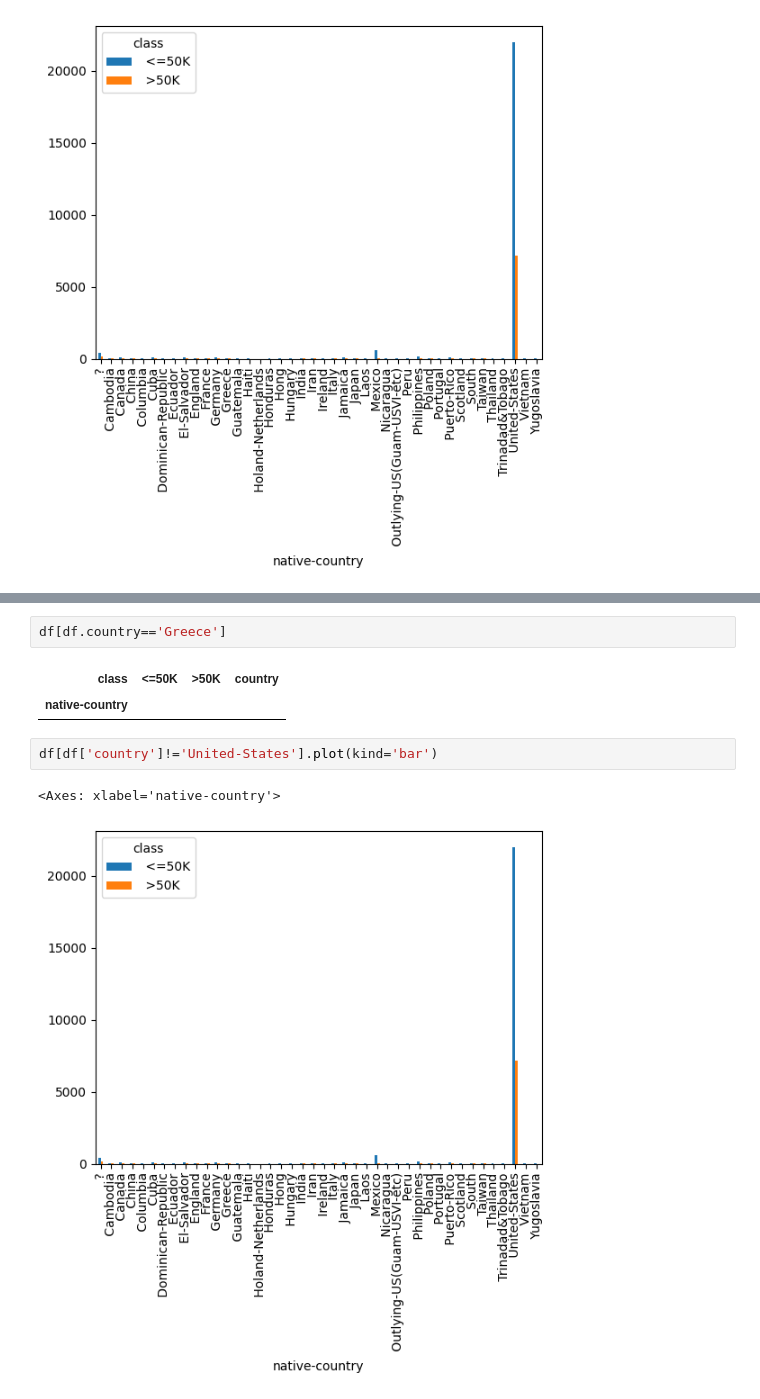
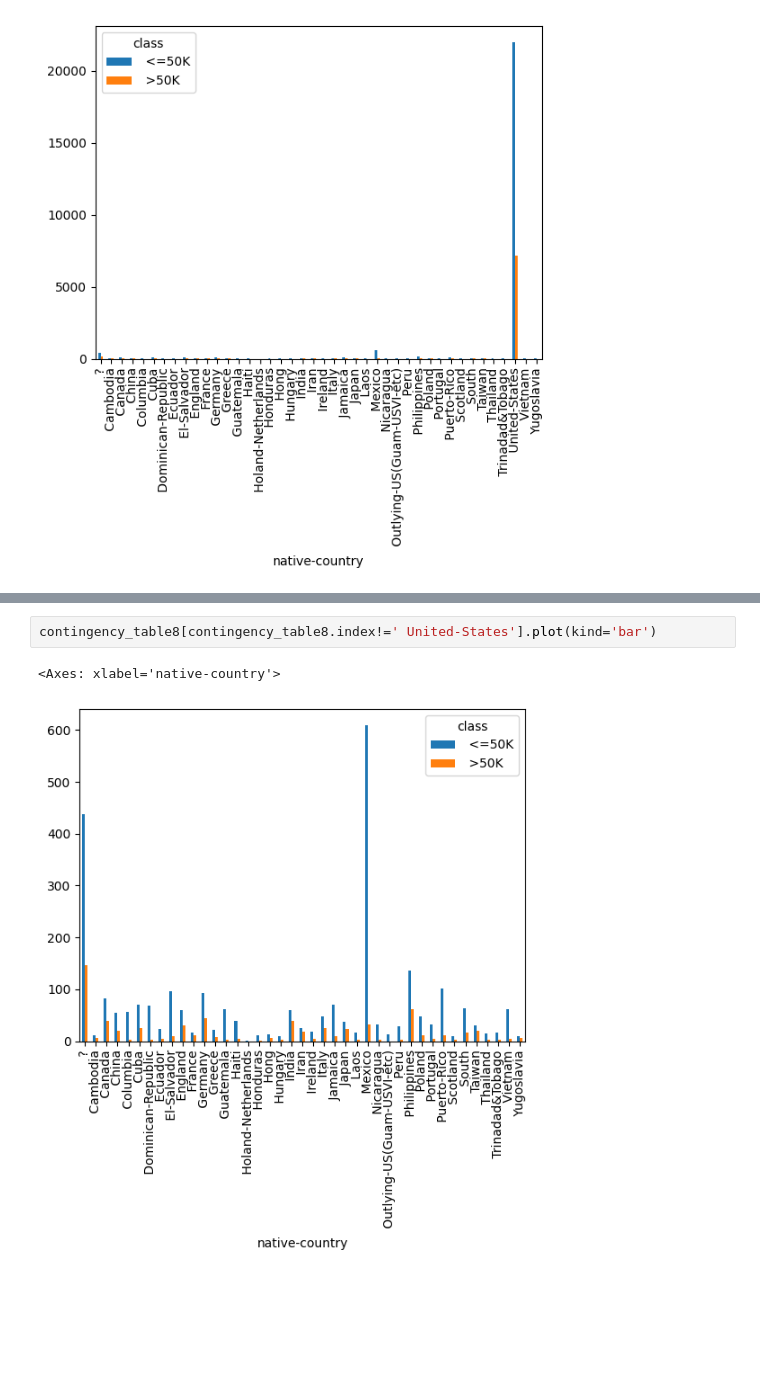
Before and after one commit to maximarbuzov/maxim, a Jupyter notebook: Untitled11.ipynb, the cells around one changed output, grey strips where cells are left out. Saved outputs shown, nothing was run; the diff lists cells and outputs as text; blank space fills up the shorter version.

```diff
--- a/Untitled11.ipynb
+++ b/Untitled11.ipynb
@@ -493,10 +464,5 @@ memory usage: 1.3+ KB
-# %%
-df[df.country=='Greece']
-# %% [output]
-| class | <=50K | >50K | country |
-| native-country |  |  |  |
 # %%
-df[df['country']!='United-States'].plot(kind='bar')
+contingency_table8[contingency_table8.index!=' United-States'].plot(kind='bar')
 # %% [output]
 <Axes: xlabel='native-country'>
-[figure, old version]
+[figure, new version]
```
Also changed, not shown: parts of 5 cells of this notebook.
